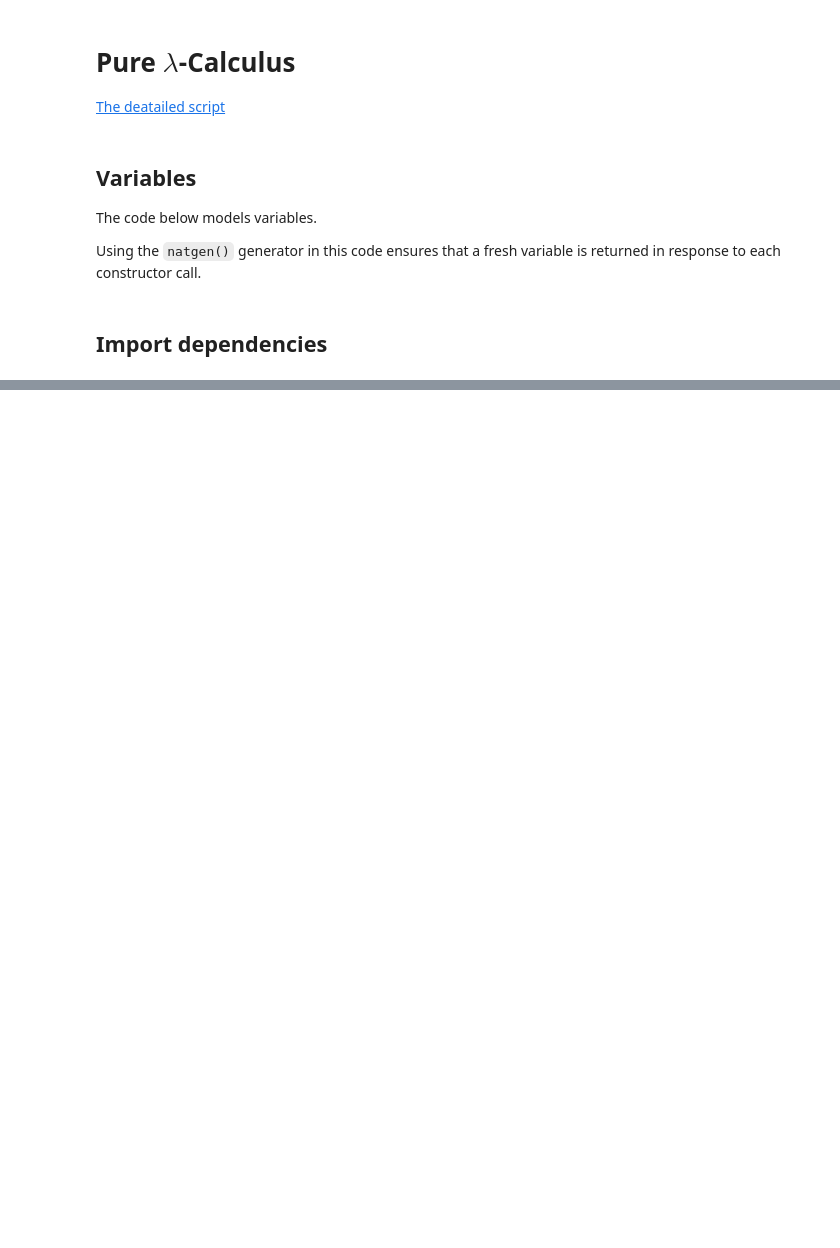
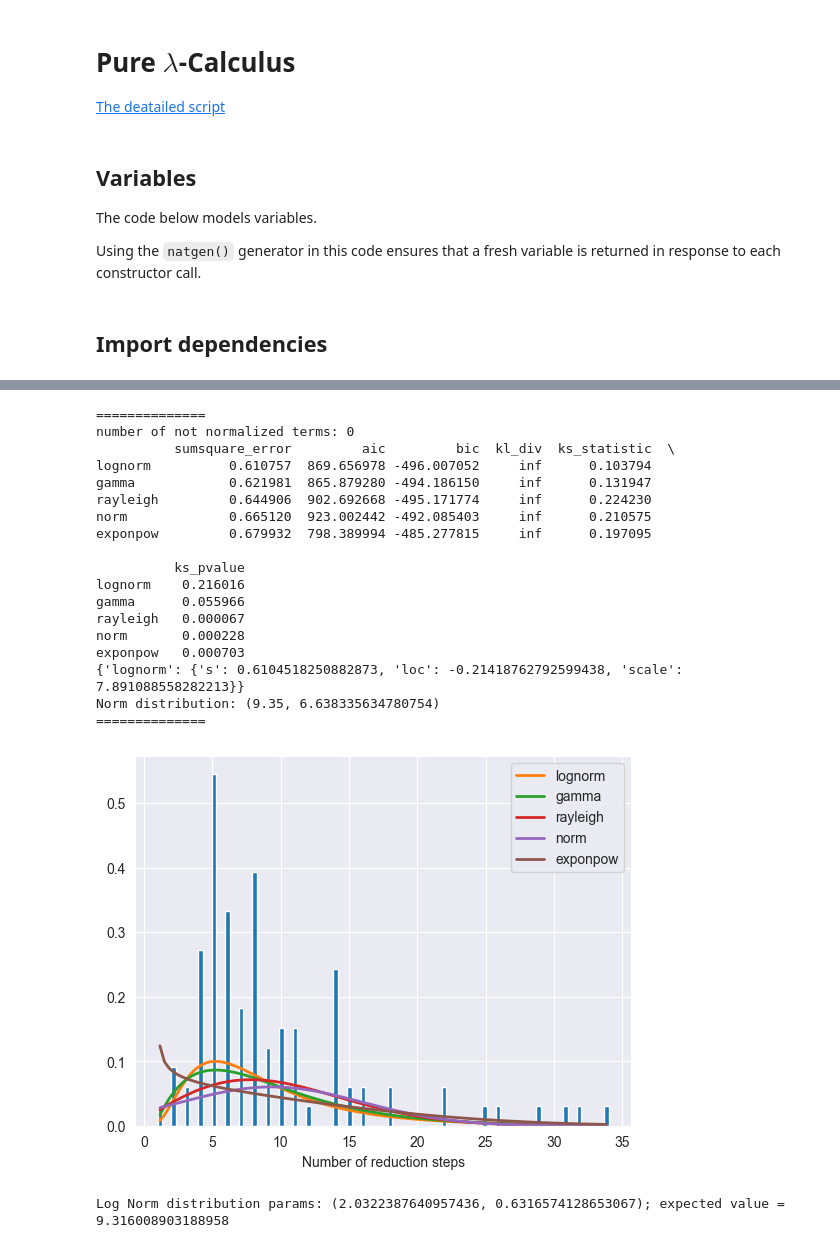
Before and after one commit to alex-deineha/pure-calculus, a Jupyter notebook: src/tests_2/p_calc_egreedy_ndet_action_based.ipynb, the cells around one changed output, grey strips where cells are left out. Cells and saved outputs as stored; diff of their text form; code cells hidden in the pictures; blank space fills up the shorter version.

```diff
--- a/src/tests_2/p_calc_egreedy_ndet_action_based.ipynb
+++ b/src/tests_2/p_calc_egreedy_ndet_action_based.ipynb
@@ -131,0 +167,23 @@ draw_cumulative_avg_comparison(comp_data)
+# %%
+draw_hist(steps_e_greedy)
+# %% [output]
+==============
+number of not normalized terms: 0
+          sumsquare_error         aic         bic  kl_div  ks_statistic  \
+lognorm          0.610757  869.656978 -496.007052     inf      0.103794
+gamma            0.621981  865.879280 -494.186150     inf      0.131947
+rayleigh         0.644906  902.692668 -495.171774     inf      0.224230
+norm             0.665120  923.002442 -492.085403     inf      0.210575
+exponpow         0.679932  798.389994 -485.277815     inf      0.197095
+
+          ks_pvalue
+lognorm    0.216016
+gamma      0.055966
+rayleigh   0.000067
+norm       0.000228
+exponpow   0.000703
+{'lognorm': {'s': 0.6104518250882873, 'loc': -0.21418762792599438, 'scale': 7.891088558282213}}
+Norm distribution: (9.35, 6.638335634780754)
+==============
+[figure, added]
+Log Norm distribution params: (2.0322387640957436, 0.6316574128653067); expected value = 9.316008903188958
```
Also changed, not shown: parts of 12 cells of this notebook.
